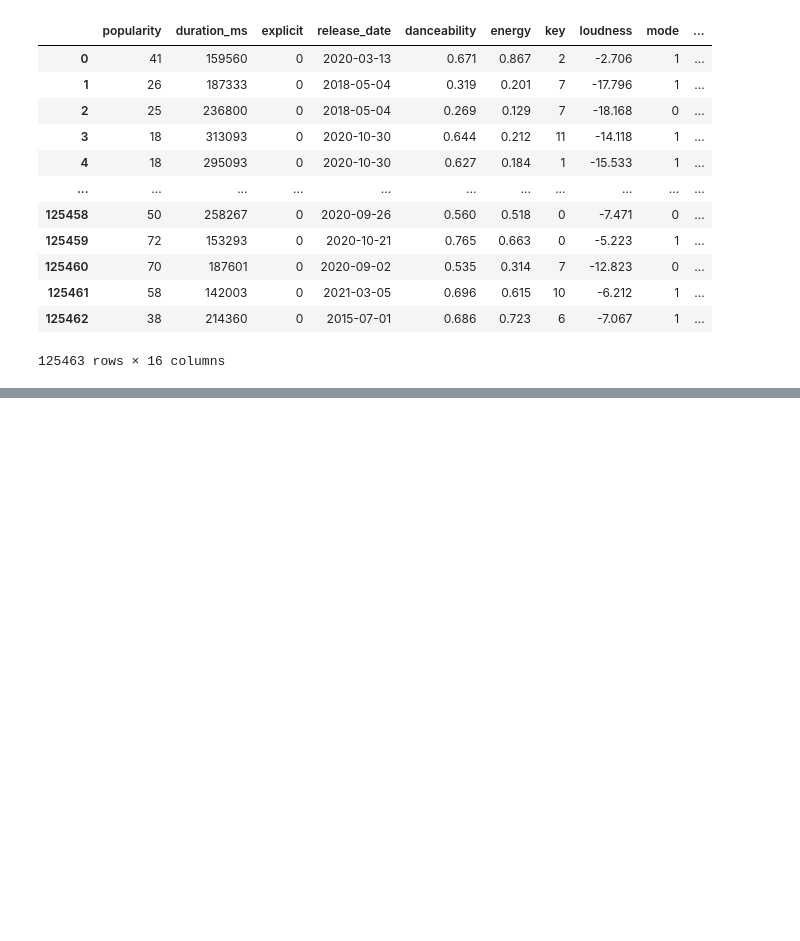
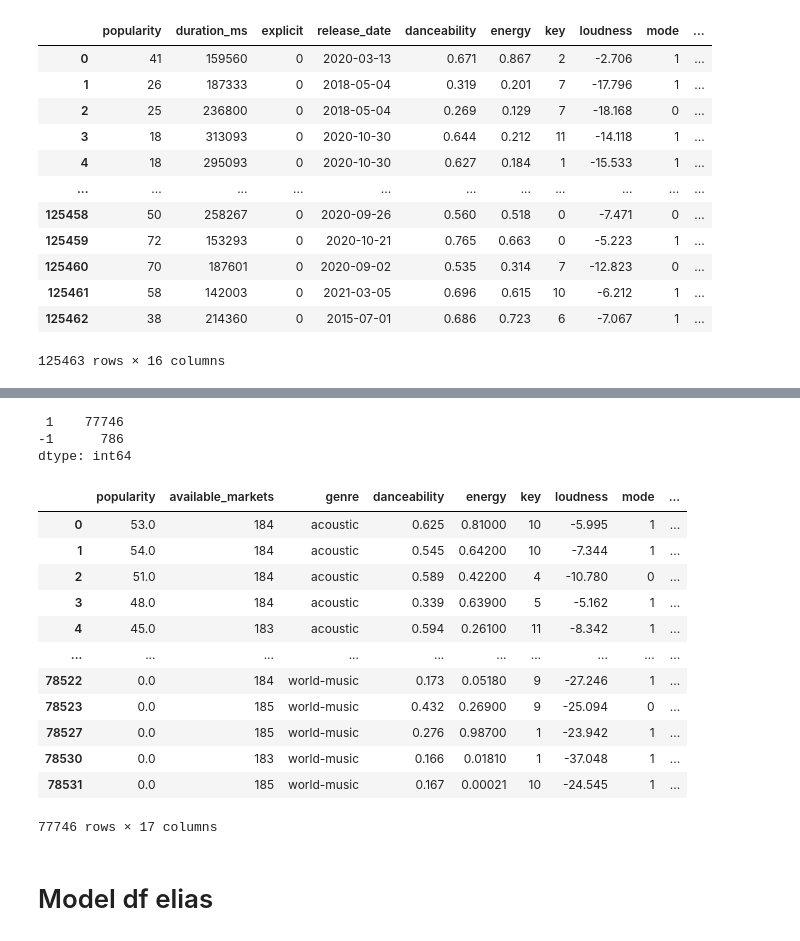
Before and after one commit to galawin59/Spotify, a Jupyter notebook: pycaret.ipynb, the cells around one changed output, grey strips where cells are left out. Cells and saved outputs as stored; diff of their text form; code cells hidden in the pictures; blank space fills up the shorter version.

```diff
--- a/pycaret.ipynb
+++ b/pycaret.ipynb
@@ -33,0 +128,3 @@ pycaret
+# %%
+X= df_elias.drop(columns=['popularity','genre'],axis=1)
+y= df_elias[['popularity']]
@@ -33,0 +135,11 @@ pycaret
+# %%
+from sklearn.ensemble import IsolationForest
+
+# Instanciation de l'algorithme
+clf = IsolationForest(n_estimators = 100, max_samples='auto', contamination=float(0.01), max_features=1.0, bootstrap=False, n_jobs=-1, random_state=42, verbose=0)
+
+# Entrainement du modèle
+clf.fit(X)
+
+# Prédictions
+y_pred = clf.predict(X)
@@ -33,0 +148,26 @@ pycaret
+# %%
+df_pred.value_counts()
+# %% [output]
+ 1    77746
+-1      786
+dtype: int64
+# %%
+df_elias['isolation']= y_pred
+# %%
+df_elias = df_elias[df_elias['isolation']==1]
+# %%
+df_elias
+# %% [output]
+|  | popularity | available_markets | genre | danceability | energy | key | loudness | mode | ... |
+| 0 | 53.0 | 184 | acoustic | 0.625 | 0.81000 | 10 | -5.995 | 1 | ... |
+| 1 | 54.0 | 184 | acoustic | 0.545 | 0.64200 | 10 | -7.344 | 1 | ... |
+| 2 | 51.0 | 184 | acoustic | 0.589 | 0.42200 | 4 | -10.780 | 0 | ... |
+| 3 | 48.0 | 184 | acoustic | 0.339 | 0.63900 | 5 | -5.162 | 1 | ... |
+| 4 | 45.0 | 183 | acoustic | 0.594 | 0.26100 | 11 | -8.342 | 1 | ... |
+| ... | ... | ... | ... | ... | ... | ... | ... | ... | ... |
+| 78522 | 0.0 | 184 | world-music | 0.173 | 0.05180 | 9 | -27.246 | 1 | ... |
+| 78523 | 0.0 | 185 | world-music | 0.432 | 0.26900 | 9 | -25.094 | 0 | ... |
+| 78527 | 0.0 | 185 | world-music | 0.276 | 0.98700 | 1 | -23.942 | 1 | ... |
+| 78530 | 0.0 | 183 | world-music | 0.166 | 0.01810 | 1 | -37.048 | 1 | ... |
+| 78531 | 0.0 | 185 | world-music | 0.167 | 0.00021 | 10 | -24.545 | 1 | ... |
+77746 rows × 17 columns
@@ -33,0 +176,2 @@ pycaret
+# %% [markdown]
+# Model df elias
```
Also changed, not shown: parts of 52 cells of this notebook.
